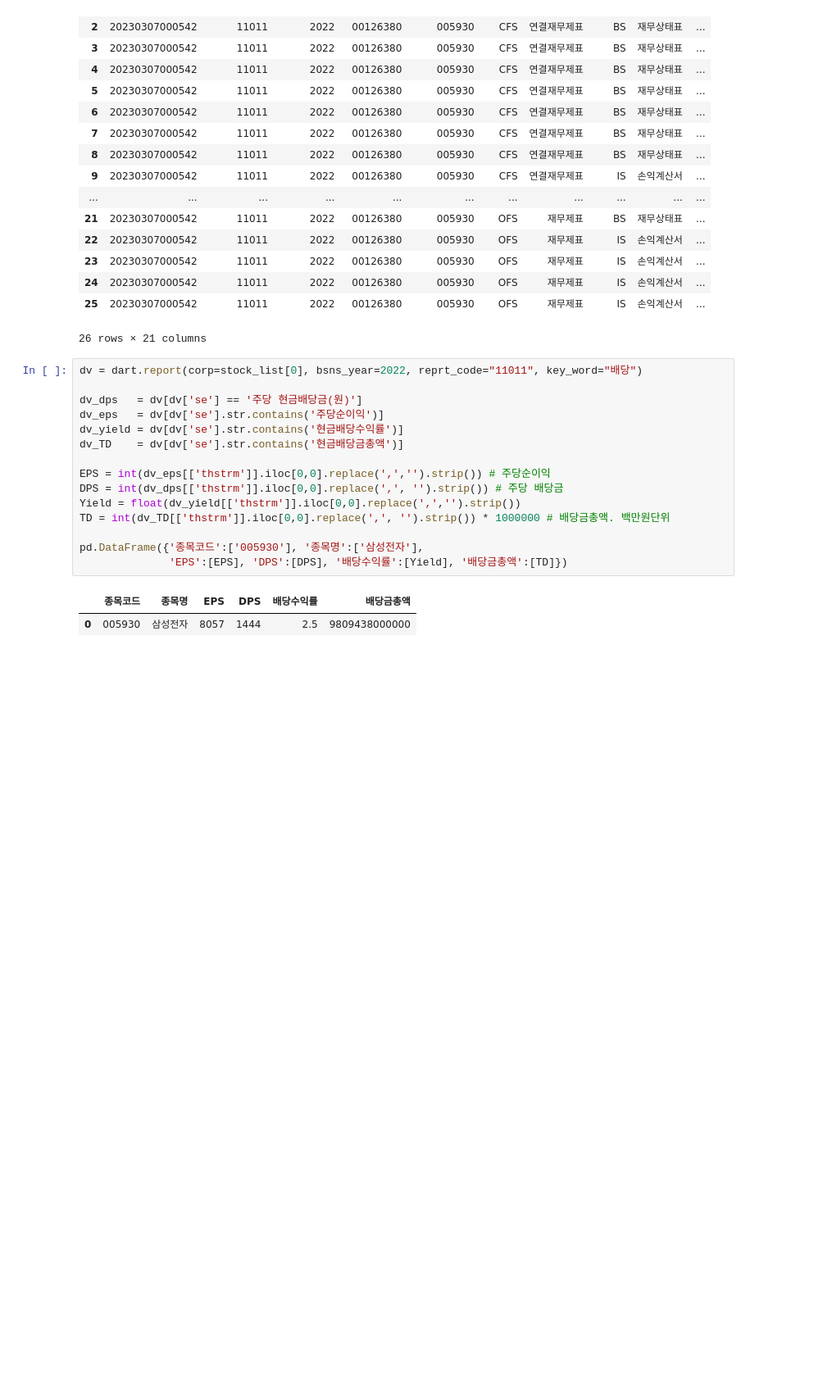
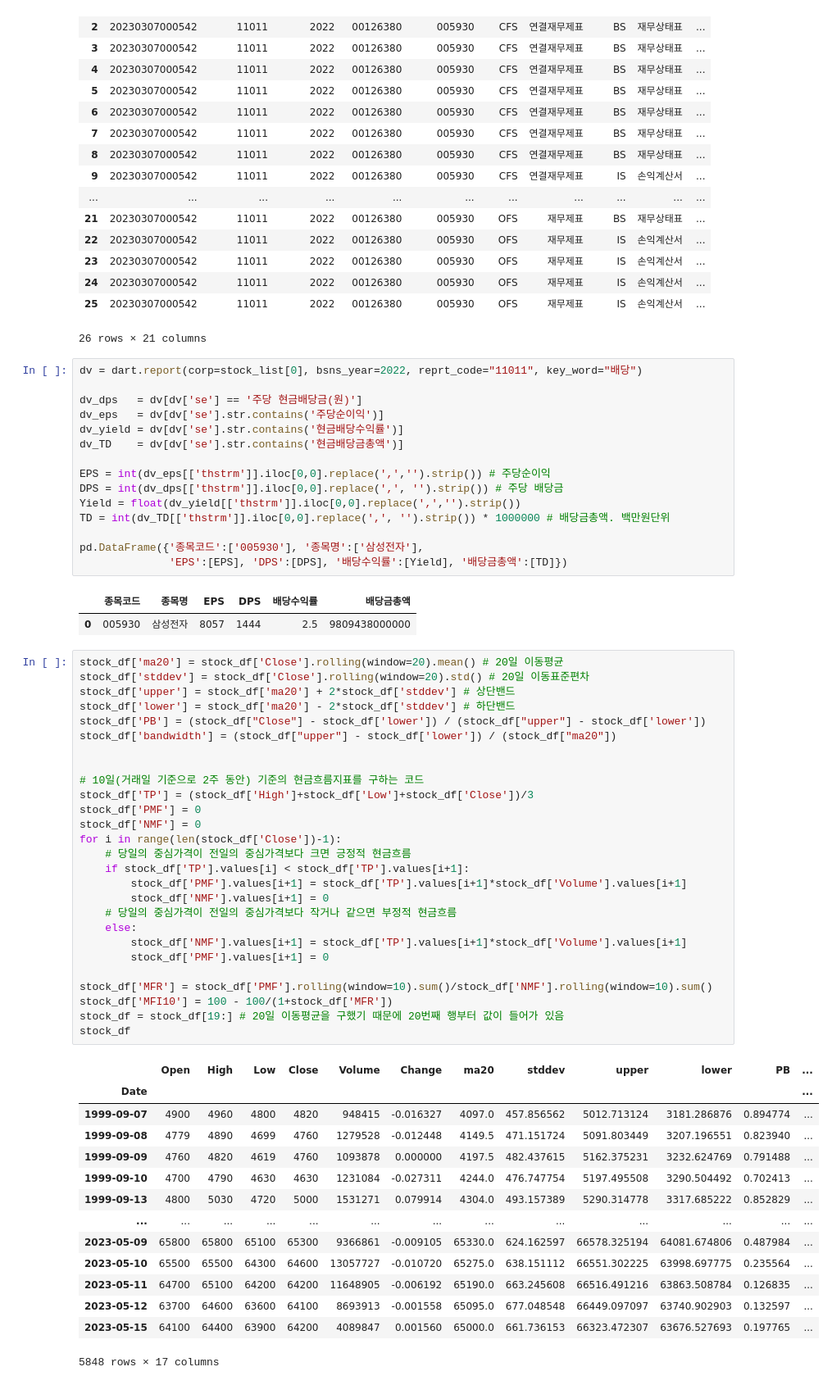
Before and after one commit to chickchop/algo_trader, a Jupyter notebook: algo/test.ipynb, the cells around one changed output. Shown at 82% size. Saved outputs shown, nothing was run; the diff lists cells and outputs as text; blank space fills up the shorter version.

```diff
--- a/algo/test.ipynb
+++ b/algo/test.ipynb
@@ -77,3 +83,45 @@ pd.DataFrame({'종목코드':['005930'], '종목명':['삼성전자'],
 # %% [output]
 |  | 종목코드 | 종목명 | EPS | DPS | 배당수익률 | 배당금총액 |
 | 0 | 005930 | 삼성전자 | 8057 | 1444 | 2.5 | 9809438000000 |
+# %%
+stock_df['ma20'] = stock_df['Close'].rolling(window=20).mean() # 20일 이동평균
+stock_df['stddev'] = stock_df['Close'].rolling(window=20).std() # 20일 이동표준편차
+stock_df['upper'] = stock_df['ma20'] + 2*stock_df['stddev'] # 상단밴드
+stock_df['lower'] = stock_df['ma20'] - 2*stock_df['stddev'] # 하단밴드
+stock_df['PB'] = (stock_df["Close"] - stock_df['lower']) / (stock_df["upper"] - stock_df['lower'])
+stock_df['bandwidth'] = (stock_df["upper"] - stock_df['lower']) / (stock_df["ma20"])
+
+
+# 10일(거래일 기준으로 2주 동안) 기준의 현금흐름지표를 구하는 코드
+stock_df['TP'] = (stock_df['High']+stock_df['Low']+stock_df['Close'])/3
+stock_df['PMF'] = 0
+stock_df['NMF'] = 0
+for i in range(len(stock_df['Close'])-1):
+    # 당일의 중심가격이 전일의 중심가격보다 크면 긍정적 현금흐름
+    if stock_df['TP'].values[i] < stock_df['TP'].values[i+1]:
+        stock_df['PMF'].values[i+1] = stock_df['TP'].values[i+1]*stock_df['Volume'].values[i+1]
+        stock_df['NMF'].values[i+1] = 0
+    # 당일의 중심가격이 전일의 중심가격보다 작거나 같으면 부정적 현금흐름
+    else:
+        stock_df['NMF'].values[i+1] = stock_df['TP'].values[i+1]*stock_df['Volume'].values[i+1]
+        stock_df['PMF'].values[i+1] = 0
+
+stock_df['MFR'] = stock_df['PMF'].rolling(window=10).sum()/stock_df['NMF'].rolling(window=10).sum()
+stock_df['MFI10'] = 100 - 100/(1+stock_df['MFR'])
+stock_df = stock_df[19:] # 20일 이동평균을 구했기 때문에 20번째 행부터 값이 들어가 있음
+stock_df
+# %% [output]
+|  | Open | High | Low | Close | Volume | Change | ma20 | stddev | upper | lower | PB | ... |
+| Date |  |  |  |  |  |  |  |  |  |  |  | ... |
+| 1999-09-07 | 4900 | 4960 | 4800 | 4820 | 948415 | -0.016327 | 4097.0 | 457.856562 | 5012.713124 | 3181.286876 | 0.894774 | ... |
+| 1999-09-08 | 4779 | 4890 | 4699 | 4760 | 1279528 | -0.012448 | 4149.5 | 471.151724 | 5091.803449 | 3207.196551 | 0.823940 | ... |
+| 1999-09-09 | 4760 | 4820 | 4619 | 4760 | 1093878 | 0.000000 | 4197.5 | 482.437615 | 5162.375231 | 3232.624769 | 0.791488 | ... |
+| 1999-09-10 | 4700 | 4790 | 4630 | 4630 | 1231084 | -0.027311 | 4244.0 | 476.747754 | 5197.495508 | 3290.504492 | 0.702413 | ... |
+| 1999-09-13 | 4800 | 5030 | 4720 | 5000 | 1531271 | 0.079914 | 4304.0 | 493.157389 | 5290.314778 | 3317.685222 | 0.852829 | ... |
+| ... | ... | ... | ... | ... | ... | ... | ... | ... | ... | ... | ... | ... |
+| 2023-05-09 | 65800 | 65800 | 65100 | 65300 | 9366861 | -0.009105 | 65330.0 | 624.162597 | 66578.325194 | 64081.674806 | 0.487984 | ... |
+| 2023-05-10 | 65500 | 65500 | 64300 | 64600 | 13057727 | -0.010720 | 65275.0 | 638.151112 | 66551.302225 | 63998.697775 | 0.235564 | ... |
+| 2023-05-11 | 64700 | 65100 | 64200 | 64200 | 11648905 | -0.006192 | 65190.0 | 663.245608 | 66516.491216 | 63863.508784 | 0.126835 | ... |
+| 2023-05-12 | 63700 | 64600 | 63600 | 64100 | 8693913 | -0.001558 | 65095.0 | 677.048548 | 66449.097097 | 63740.902903 | 0.132597 | ... |
+| 2023-05-15 | 64100 | 64400 | 63900 | 64200 | 4089847 | 0.001560 | 65000.0 | 661.736153 | 66323.472307 | 63676.527693 | 0.197765 | ... |
+5848 rows × 17 columns
```
Also changed, not shown: parts of 6 cells of this notebook, 8 other files.
